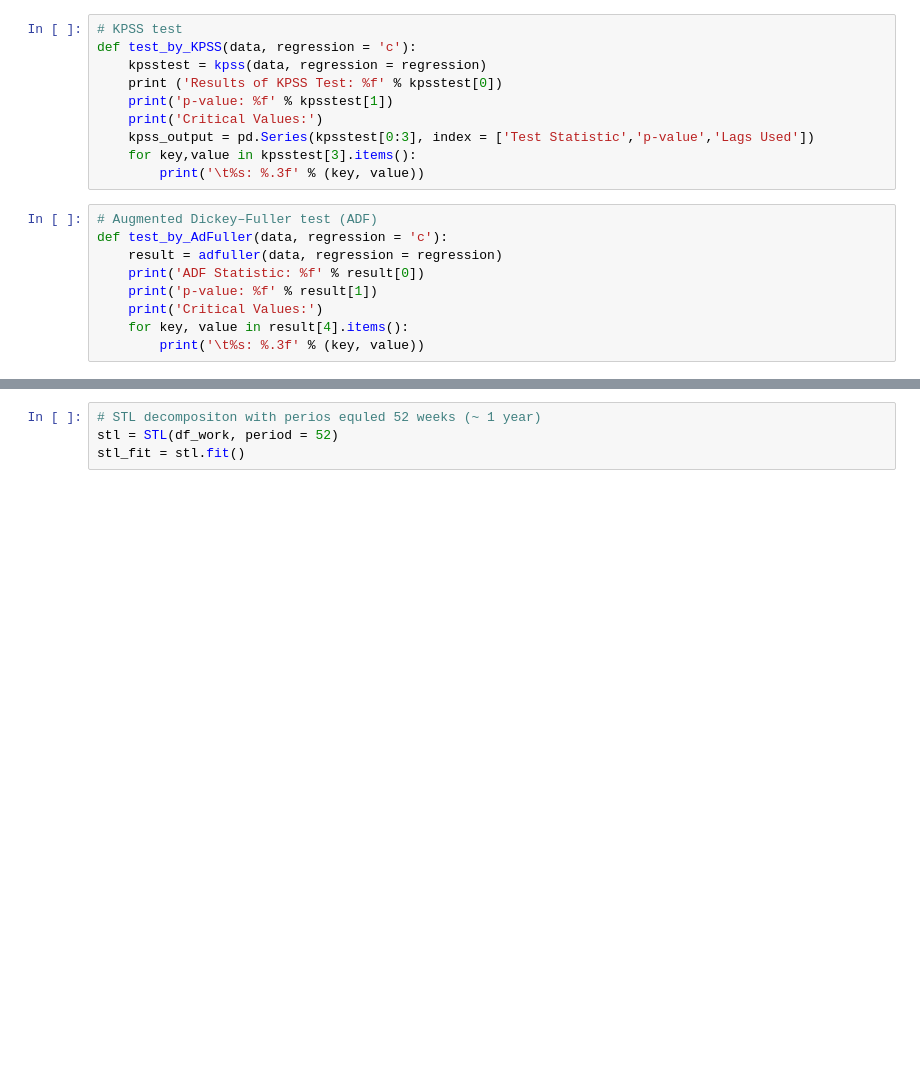
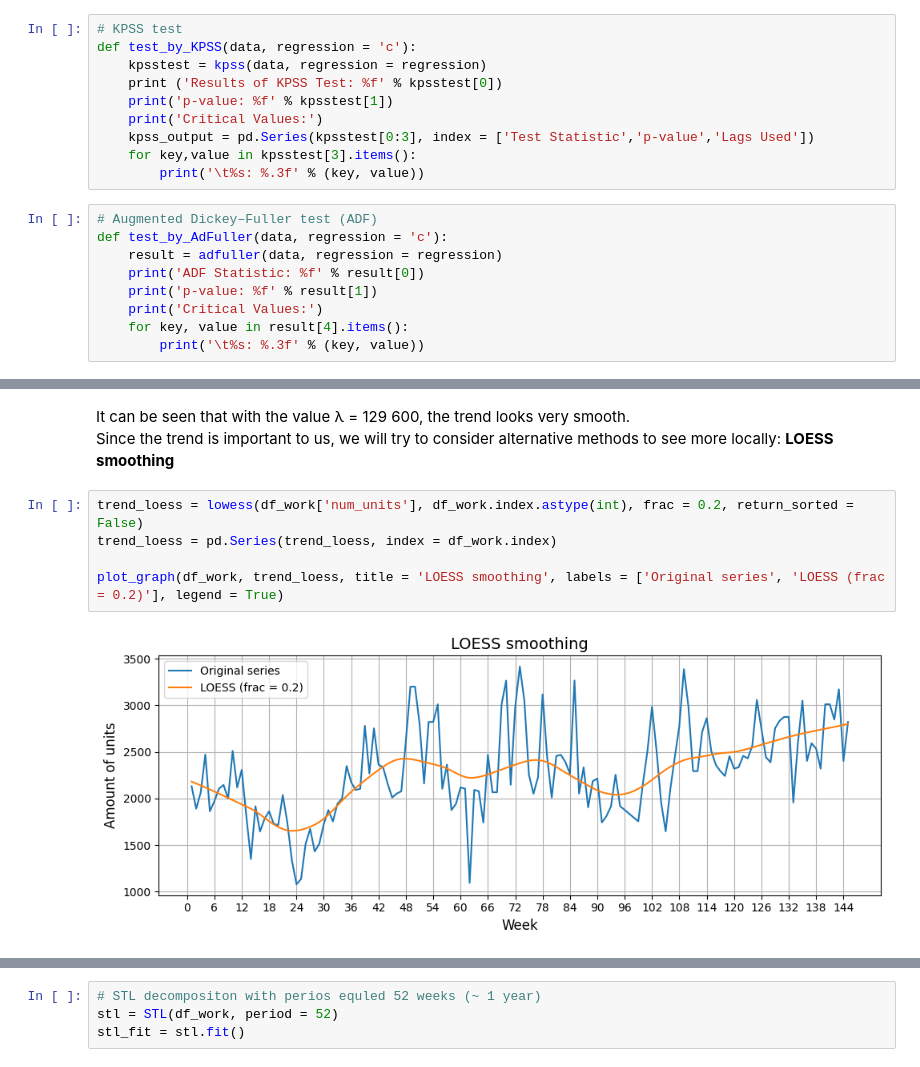
Before and after one commit to AwanRaskall/ml-demand-driven-order-planning, a Jupyter notebook: product_demand_prediction.ipynb, the cells around one changed output, grey strips where cells are left out. Saved outputs shown, nothing was run; the diff lists cells and outputs as text; blank space fills up the shorter version.

```diff
--- a/product_demand_prediction.ipynb
+++ b/product_demand_prediction.ipynb
@@ -440,0 +451,10 @@ plot_graph(df_work, title = 'Number of ordered products', figsize = (14, 4), xti
+# %% [markdown]
+It can be seen that with the value λ = 129 600, the trend looks very smooth.
+Since the trend is important to us, we will try to consider alternative methods to see more locally: **LOESS smoothing**
+# %%
+trend_loess = lowess(df_work['num_units'], df_work.index.astype(int), frac = 0.2, return_sorted = False)
+trend_loess = pd.Series(trend_loess, index = df_work.index)
+
+plot_graph(df_work, trend_loess, title = 'LOESS smoothing', labels = ['Original series', 'LOESS (frac = 0.2)'], legend = True)
+# %% [output]
+[figure, added]
```
Also changed, not shown: parts of 14 cells of this notebook.
